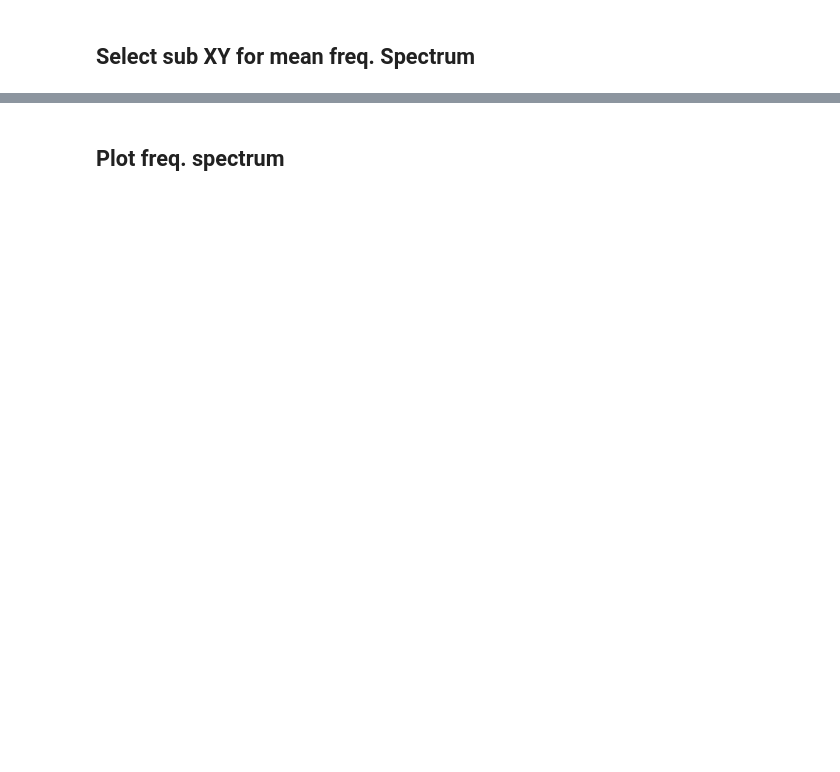
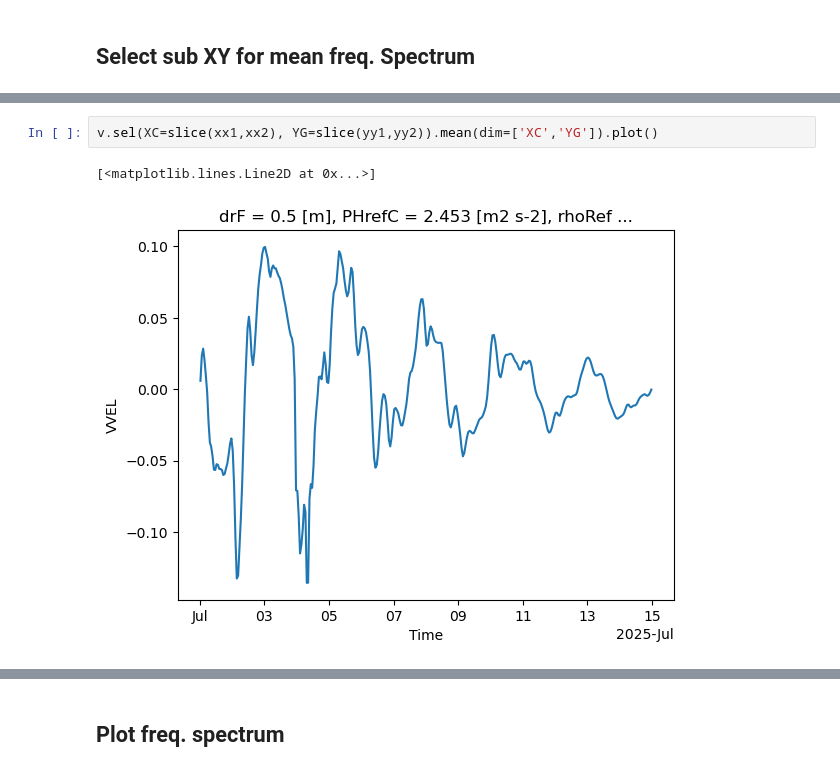
Before and after one commit to leroquan/horizontal_structure_analysis, a Jupyter notebook: seiches/compute_internal_wave_energy.ipynb, the cells around one changed output, grey strips where cells are left out. Drawn from its saved outputs; the diff is of its cells as text; blank space fills up the shorter version.

```diff
--- a/seiches/compute_internal_wave_energy.ipynb
+++ b/seiches/compute_internal_wave_energy.ipynb
@@ -159,0 +75,5 @@ plt.grid()
+# %%
+v.sel(XC=slice(xx1,xx2), YG=slice(yy1,yy2)).mean(dim=['XC','YG']).plot()
+# %% [output]
+[<matplotlib.lines.Line2D at 0x...>]
+[figure, added]
```
Also changed, not shown: parts of 52 cells of this notebook, 4 other files.
